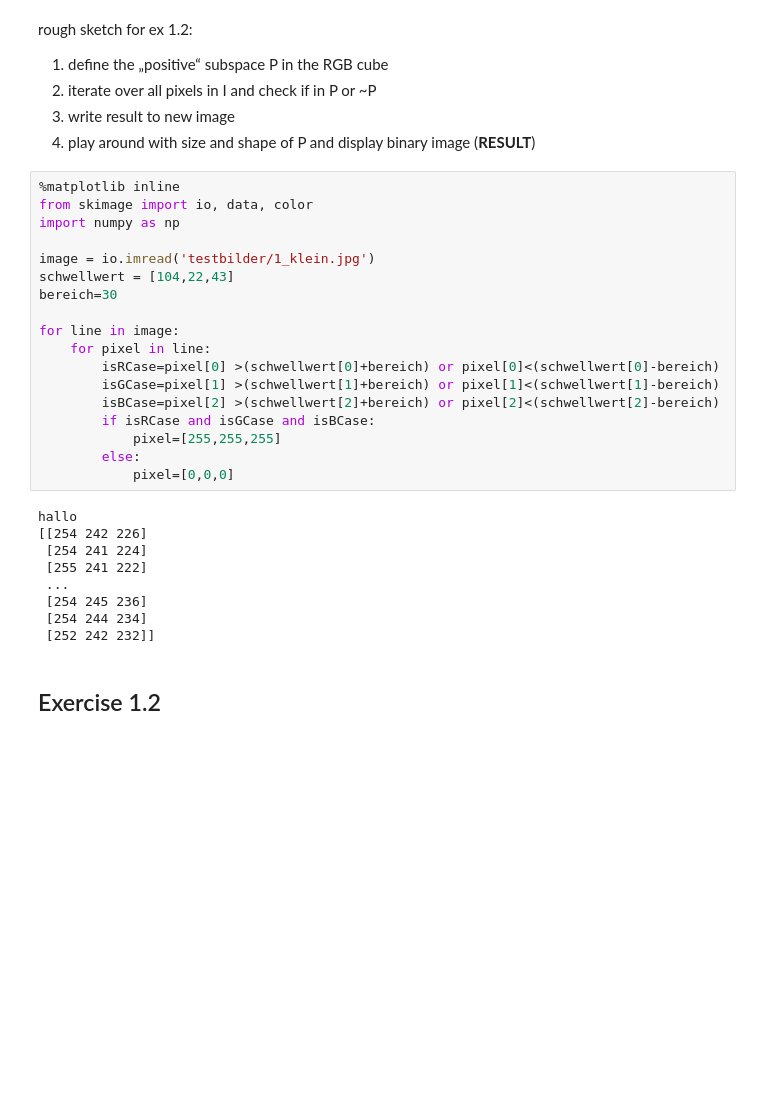
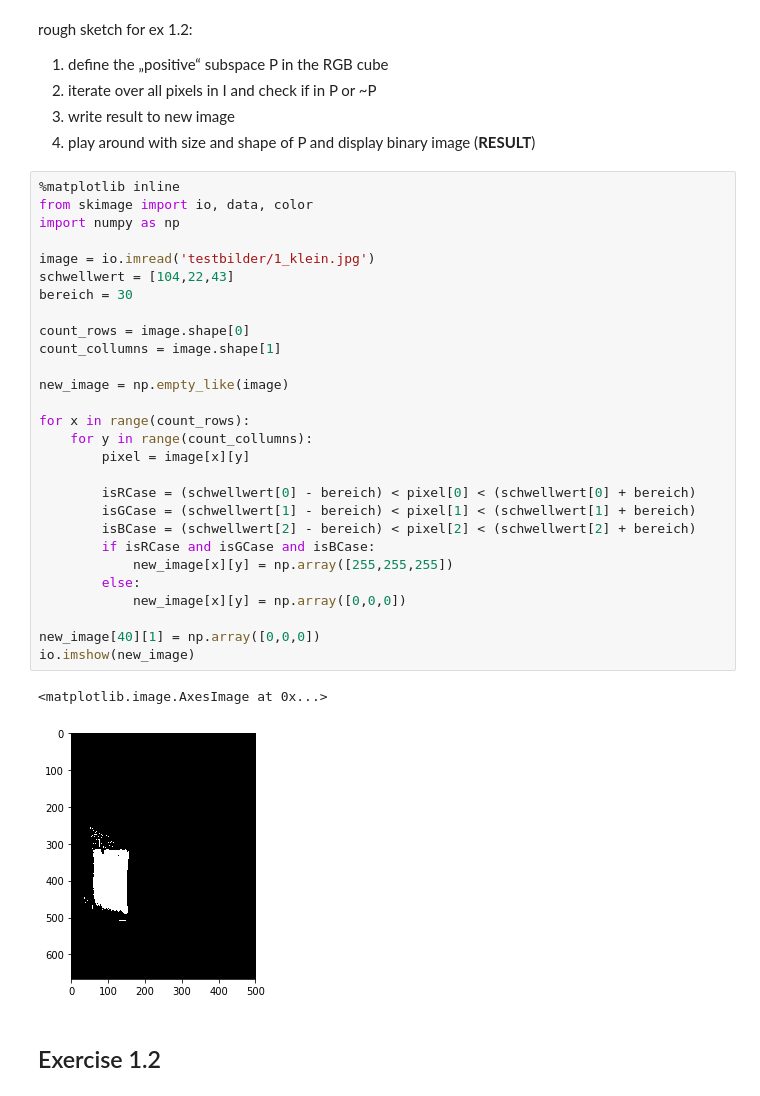
Before and after one commit to Rintel/ComputerVision, a Jupyter notebook: 01.ipynb, the cells around one changed output. Saved outputs shown, nothing was run; the diff lists cells and outputs as text; blank space fills up the shorter version.

```diff
--- a/01.ipynb
+++ b/01.ipynb
@@ -12,30 +12,34 @@ rough sketch for ex 1.2:
 # %%
 %matplotlib inline
 from skimage import io, data, color
 import numpy as np
 
 image = io.imread('testbilder/1_klein.jpg')
 schwellwert = [104,22,43]
-bereich=30
+bereich = 30
 
-for line in image:
-    for pixel in line:
-        isRCase=pixel[0] >(schwellwert[0]+bereich) or pixel[0]<(schwellwert[0]-bereich)
-        isGCase=pixel[1] >(schwellwert[1]+bereich) or pixel[1]<(schwellwert[1]-bereich)
-        isBCase=pixel[2] >(schwellwert[2]+bereich) or pixel[2]<(schwellwert[2]-bereich)
+count_rows = image.shape[0]
+count_collumns = image.shape[1]
+
+new_image = np.empty_like(image)
+
+for x in range(count_rows):
+    for y in range(count_collumns):
+        pixel = image[x][y]
+
+        isRCase = (schwellwert[0] - bereich) < pixel[0] < (schwellwert[0] + bereich)
+        isGCase = (schwellwert[1] - bereich) < pixel[1] < (schwellwert[1] + bereich)
+        isBCase = (schwellwert[2] - bereich) < pixel[2] < (schwellwert[2] + bereich)
         if isRCase and isGCase and isBCase:
-            pixel=[255,255,255]
+            new_image[x][y] = np.array([255,255,255])
         else:
-            pixel=[0,0,0]
+            new_image[x][y] = np.array([0,0,0])
+
+new_image[40][1] = np.array([0,0,0])
+io.imshow(new_image)
 # %% [output]
-hallo
-[[254 242 226]
- [254 241 224]
- [255 241 222]
- ...
- [254 245 236]
- [254 244 234]
- [252 242 232]]
+<matplotlib.image.AxesImage at 0x...>
+[figure, added]
 # %% [markdown]
 ## Exercise 1.2
 # %% [markdown]
```
Also changed, not shown: 1 other file.
